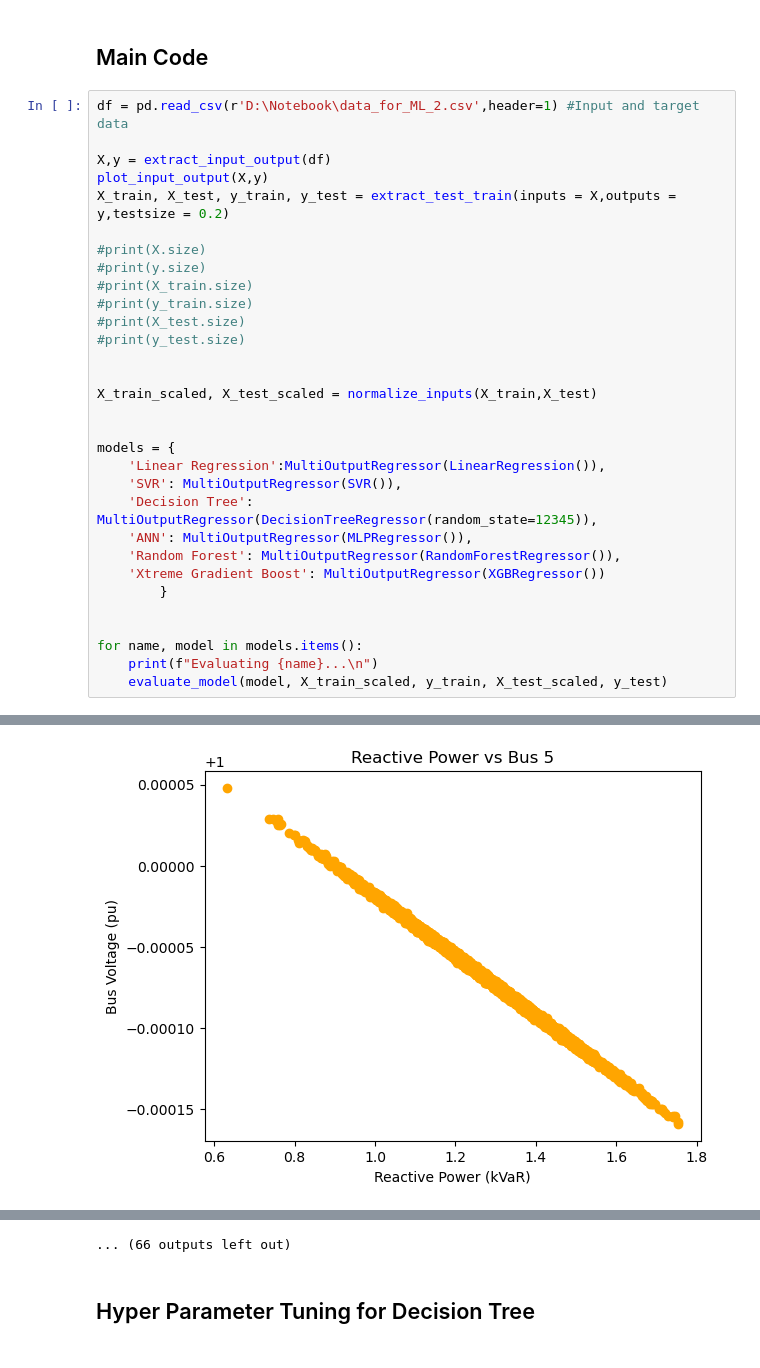
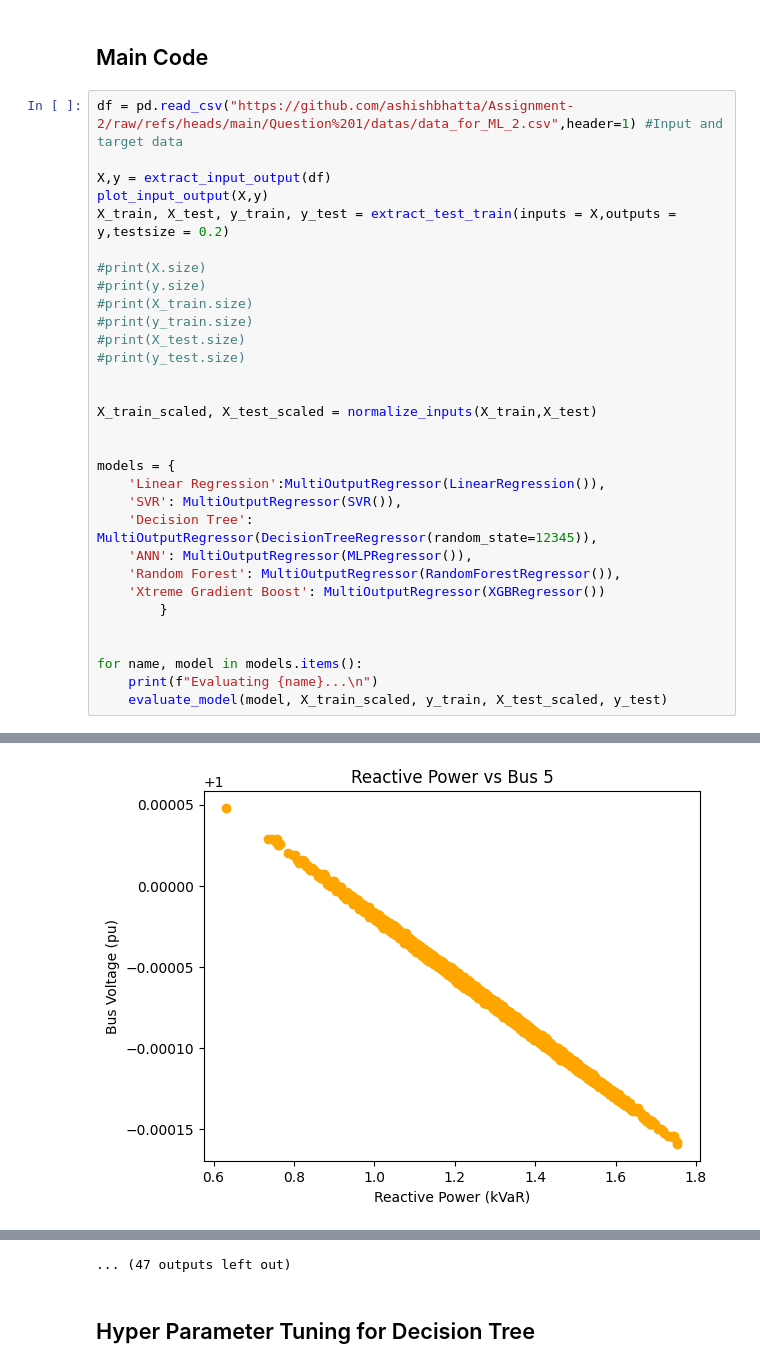
Before and after one commit to ashishbhatta/Assignment-2, a Jupyter notebook: Question 1/jupyter_notebook/Load Flow Model 2.ipynb, the cells around one changed output, grey strips where cells are left out. Saved outputs shown, nothing was run; the diff lists cells and outputs as text.

```diff
--- a/Question 1/jupyter_notebook/Load Flow Model 2.ipynb
+++ b/Question 1/jupyter_notebook/Load Flow Model 2.ipynb
@@ -115,7 +117,7 @@ def evaluate_model(model, X_train, y_train, X_test, y_test):
 # %% [markdown]
 ## Main Code
 # %%
-df = pd.read_csv(r'D:\Notebook\data_for_ML_2.csv',header=1) #Input and target data
+df = pd.read_csv("https://github.com/ashishbhatta/Assignment-2/raw/refs/heads/main/Question%201/datas/data_for_ML_2.csv",header=1) #Input and target data
 
 X,y = extract_input_output(df)
 plot_input_output(X,y)
@@ -158,2 +160,2 @@ for name, model in models.items():
-[figure, old version]
+[figure, new version]
 [figure]
@@ -161,4 +163,4 @@ for name, model in models.items():
-... (66 outputs left out)
+... (47 outputs left out)
 # %% [markdown]
 ## Hyper Parameter Tuning for Decision Tree
 # %%
```
Also changed, not shown: parts of 3 cells of this notebook.
